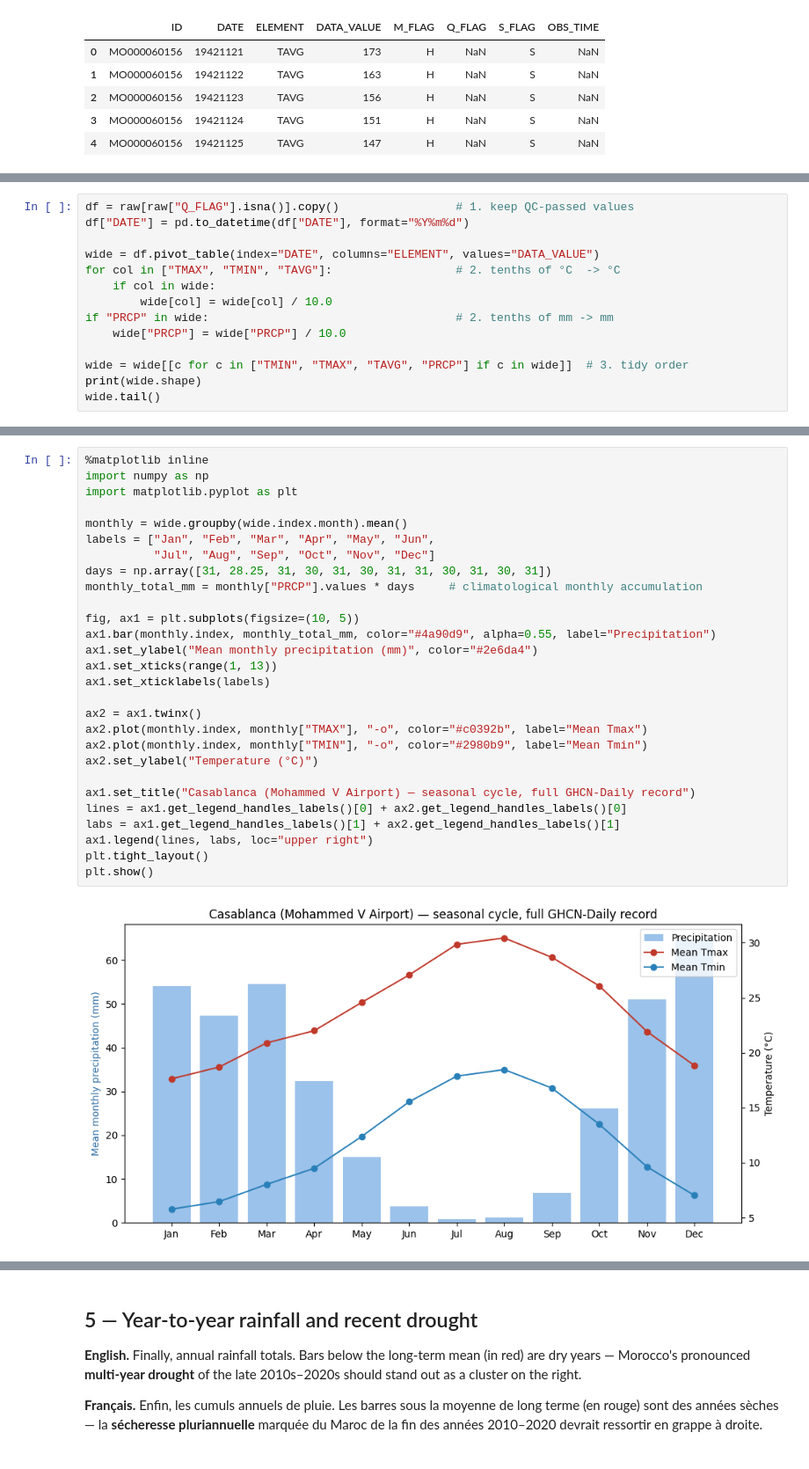
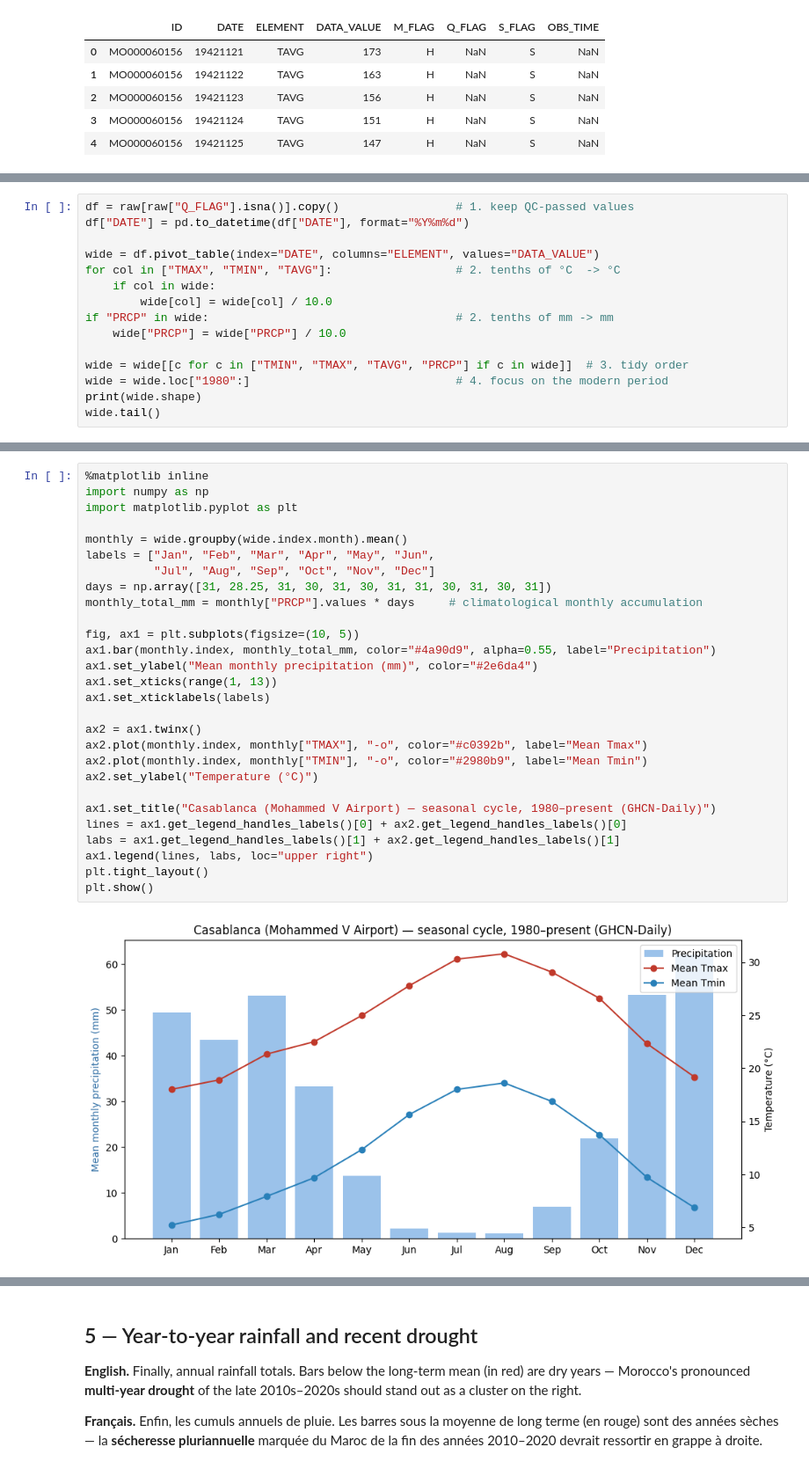
Before and after one commit to redouanelg/climatsuds-tutorials, a Jupyter notebook: Data_Access/casablanca_ghcn_station_observations.ipynb, the cells around one changed output, grey strips where cells are left out. Shown at 88% size. Drawn from its saved outputs; the diff is of its cells as text.

```diff
--- a/Data_Access/casablanca_ghcn_station_observations.ipynb
+++ b/Data_Access/casablanca_ghcn_station_observations.ipynb
@@ -96,6 +101,7 @@ if "PRCP" in wide:                                    # 2. tenths of mm -> mm
     wide["PRCP"] = wide["PRCP"] / 10.0
 
 wide = wide[[c for c in ["TMIN", "TMAX", "TAVG", "PRCP"] if c in wide]]  # 3. tidy order
+wide = wide.loc["1980":]                              # 4. focus on the modern period
 print(wide.shape)
 wide.tail()
 # %% [output]
@@ -120,31 +127,31 @@ classique : étés chauds et très secs, hivers doux et humides.
 # %%
 %matplotlib inline
 import numpy as np
 import matplotlib.pyplot as plt
 
 monthly = wide.groupby(wide.index.month).mean()
 labels = ["Jan", "Feb", "Mar", "Apr", "May", "Jun",
           "Jul", "Aug", "Sep", "Oct", "Nov", "Dec"]
 days = np.array([31, 28.25, 31, 30, 31, 30, 31, 31, 30, 31, 30, 31])
 monthly_total_mm = monthly["PRCP"].values * days     # climatological monthly accumulation
 
 fig, ax1 = plt.subplots(figsize=(10, 5))
 ax1.bar(monthly.index, monthly_total_mm, color="#4a90d9", alpha=0.55, label="Precipitation")
 ax1.set_ylabel("Mean monthly precipitation (mm)", color="#2e6da4")
 ax1.set_xticks(range(1, 13))
 ax1.set_xticklabels(labels)
 
 ax2 = ax1.twinx()
 ax2.plot(monthly.index, monthly["TMAX"], "-o", color="#c0392b", label="Mean Tmax")
 ax2.plot(monthly.index, monthly["TMIN"], "-o", color="#2980b9", label="Mean Tmin")
 ax2.set_ylabel("Temperature (°C)")
 
-ax1.set_title("Casablanca (Mohammed V Airport) — seasonal cycle, full GHCN-Daily record")
+ax1.set_title("Casablanca (Mohammed V Airport) — seasonal cycle, 1980–present (GHCN-Daily)")
 lines = ax1.get_legend_handles_labels()[0] + ax2.get_legend_handles_labels()[0]
 labs = ax1.get_legend_handles_labels()[1] + ax2.get_legend_handles_labels()[1]
 ax1.legend(lines, labs, loc="upper right")
 plt.tight_layout()
 plt.show()
 # %% [output]
-[figure, old version]
+[figure, new version]
 # %% [markdown]
```
Also changed, not shown: parts of 8 cells of this notebook, 1 other file.
